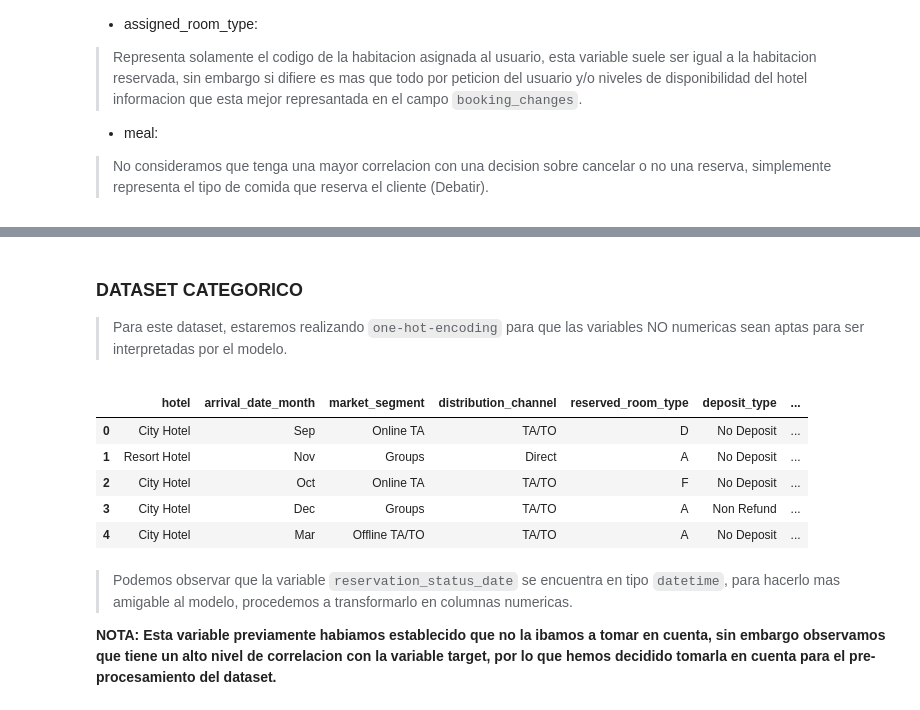
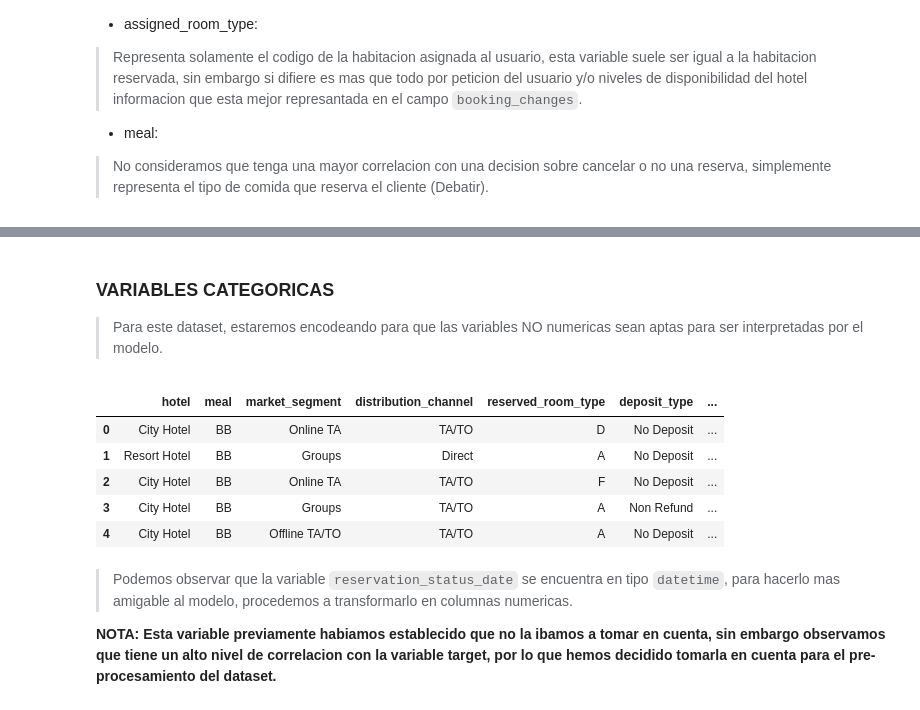
Before and after one commit to FrancoSecchi/7506R-1C2023-GRUPO02, a Jupyter notebook: checkpoint-2/7506R_TP1_GRUPO02_CHP2_ENTREGA.ipynb, the cells around one changed output, grey strips where cells are left out. Cells and saved outputs as stored; diff of their text form; code cells hidden in the pictures.

```diff
--- a/checkpoint-2/7506R_TP1_GRUPO02_CHP2_ENTREGA.ipynb
+++ b/checkpoint-2/7506R_TP1_GRUPO02_CHP2_ENTREGA.ipynb
@@ -198,6 +246,6 @@ dtype: float64
 > No consideramos que tenga una mayor correlacion con una decision sobre cancelar o no una reserva, simplemente representa el tipo de comida que reserva el cliente (Debatir).
 # %%
 #Columnas no utiles
-bad_cols = ['arrival_date_year','days_in_waiting_list','assigned_room_type', 'meal']
+bad_cols = ['arrival_date_year','days_in_waiting_list','assigned_room_type', 'booking_changes', 'arrival_date_month']
 df_hotels_train.drop(bad_cols, axis=1, inplace=True)
 df_hotels_test.drop(bad_cols, axis=1, inplace=True)
@@ -227,0 +254,2 @@ df_hotels_train.columns.to_list()
+# %%
+df_curated = df_hotels_train.copy()
@@ -227,0 +260,5 @@ df_hotels_train.columns.to_list()
+# %%
+cols_numericas = [columna for columna in df_hotels_train.columns if np.issubdtype(df_hotels_train[columna].dtype, np.number)]
+cols_numericas.remove('is_canceled')
+cols_numericas.remove('is_repeated_guest')
+cols_numericas
@@ -228,18 +279,27 @@ df_hotels_train.columns.to_list()
+# %%
+# Creamos el scaler
+scaler = MinMaxScaler()
+
+# Alimentamos el scaler con los datos de TRAIN.
+scaler.fit(pd.DataFrame(df_hotels_train[cols_numericas]))
+
+# Aplicamos las transformaciones a el dataset de Train y al de TEST para nuestra prediccion de Kaggle.
+df_curated[cols_numericas]=scaler.transform(df_curated[cols_numericas])
+df_hotels_test[cols_numericas]=scaler.transform(df_hotels_test[cols_numericas])
 # %% [markdown]
-### **DATASET CATEGORICO**
+### **VARIABLES CATEGORICAS**
 
-> Para este dataset, estaremos realizando `one-hot-encoding` para que las variables NO numericas sean aptas para ser interpretadas por el modelo.
+> Para este dataset, estaremos encodeando para que las variables NO numericas sean aptas para ser interpretadas por el modelo.
 # %%
 cols_categoricas = [columna for columna in df_hotels_train.columns if not np.issubdtype(df_hotels_train[columna].dtype, np.number)]
-df_categorico = df_hotels_train[cols_categoricas]
-df_categorico.head()
+df_curated[cols_categoricas].head()
 # %% [output]
-|  | hotel | arrival_date_month | market_segment | distribution_channel | reserved_room_type | deposit_type | ... |
-| 0 | City Hotel | Sep | Online TA | TA/TO | D | No Deposit | ... |
-| 1 | Resort Hotel | Nov | Groups | Direct | A | No Deposit | ... |
-| 2 | City Hotel | Oct | Online TA | TA/TO | F | No Deposit | ... |
-| 3 | City Hotel | Dec | Groups | TA/TO | A | Non Refund | ... |
-| 4 | City Hotel | Mar | Offline TA/TO | TA/TO | A | No Deposit | ... |
+|  | hotel | meal | market_segment | distribution_channel | reserved_room_type | deposit_type | ... |
+| 0 | City Hotel | BB | Online TA | TA/TO | D | No Deposit | ... |
+| 1 | Resort Hotel | BB | Groups | Direct | A | No Deposit | ... |
+| 2 | City Hotel | BB | Online TA | TA/TO | F | No Deposit | ... |
+| 3 | City Hotel | BB | Groups | TA/TO | A | Non Refund | ... |
+| 4 | City Hotel | BB | Offline TA/TO | TA/TO | A | No Deposit | ... |
 # %% [markdown]
 > Podemos observar que la variable `reservation_status_date` se encuentra en tipo `datetime`, para hacerlo mas amigable al modelo, procedemos a transformarlo en columnas numericas.
 
```
Also changed, not shown: parts of 56 cells of this notebook.
